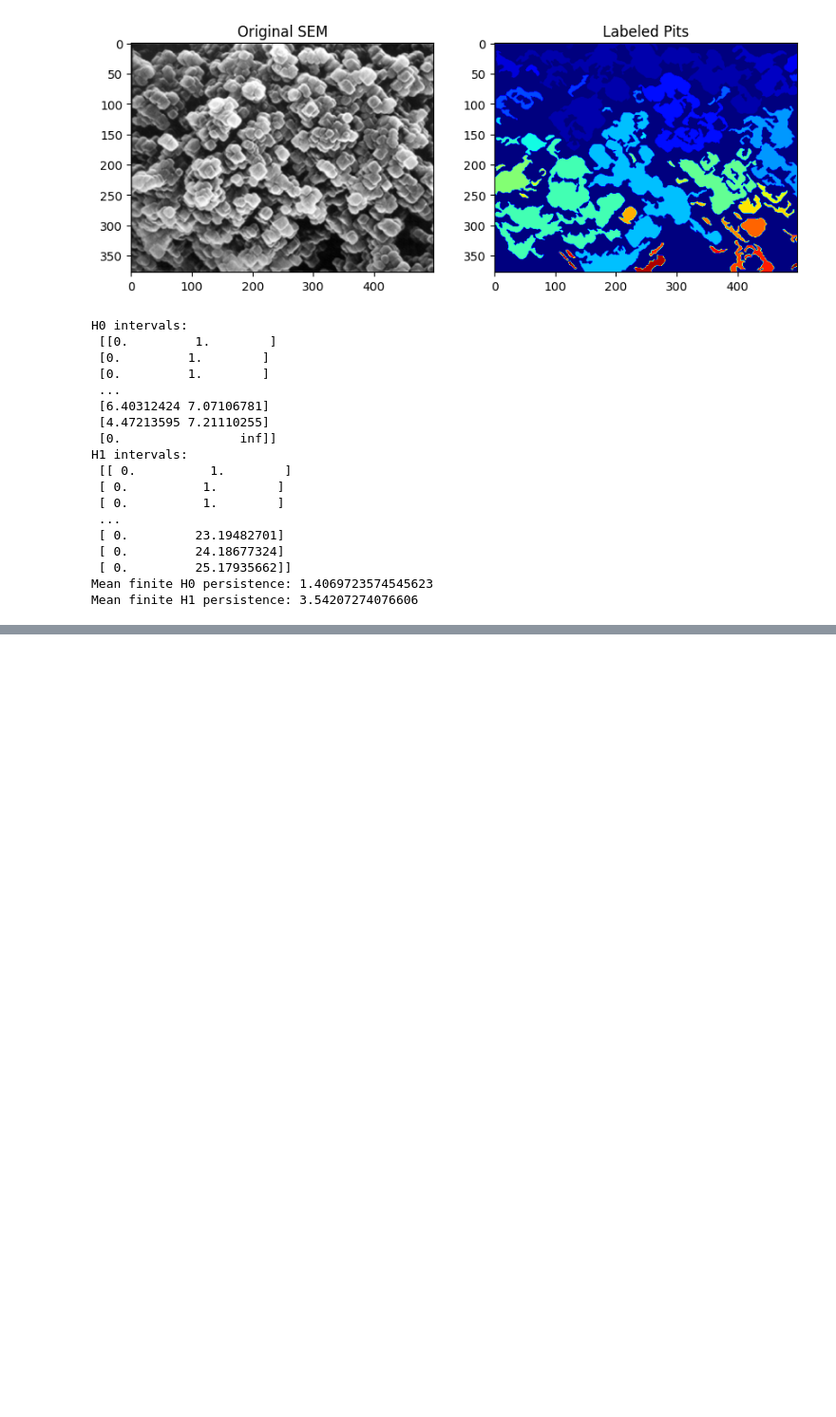
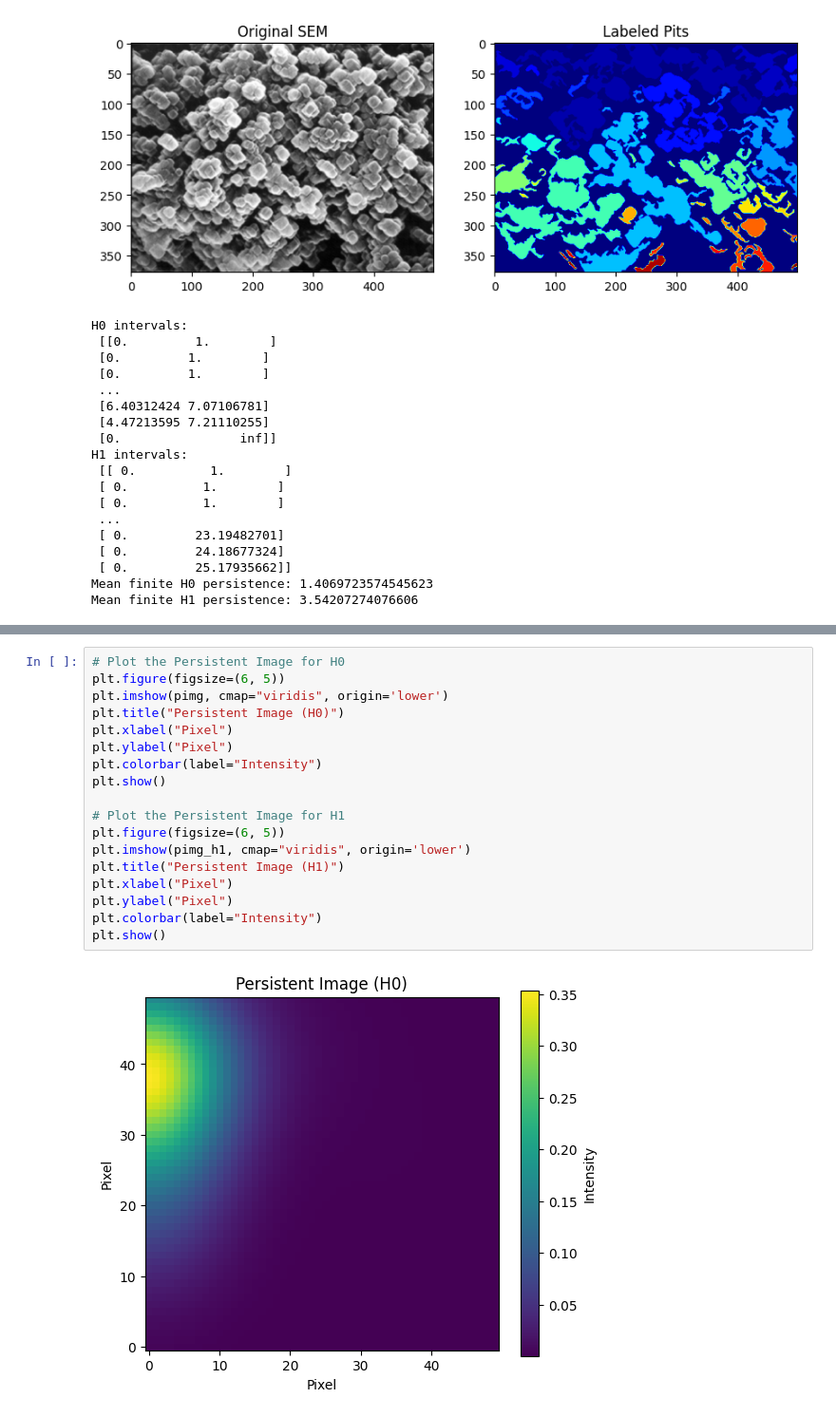
Before and after one commit to KARASU-SUHN/papers, a Jupyter notebook: PH.ipynb, the cells around one changed output, grey strips where cells are left out. Shown at 95% size. Saved outputs shown, nothing was run; the diff lists cells and outputs as text; blank space fills up the shorter version.

```diff
--- a/PH.ipynb
+++ b/PH.ipynb
@@ -207,0 +238,20 @@ plt.show()
+# %%
+# Plot the Persistent Image for H0
+plt.figure(figsize=(6, 5))
+plt.imshow(pimg, cmap="viridis", origin='lower')
+plt.title("Persistent Image (H0)")
+plt.xlabel("Pixel")
+plt.ylabel("Pixel")
+plt.colorbar(label="Intensity")
+plt.show()
+
+# Plot the Persistent Image for H1
+plt.figure(figsize=(6, 5))
+plt.imshow(pimg_h1, cmap="viridis", origin='lower')
+plt.title("Persistent Image (H1)")
+plt.xlabel("Pixel")
+plt.ylabel("Pixel")
+plt.colorbar(label="Intensity")
+plt.show()
+# %% [output]
+[figure, added]
```
Also changed, not shown: parts of 2 cells of this notebook.
